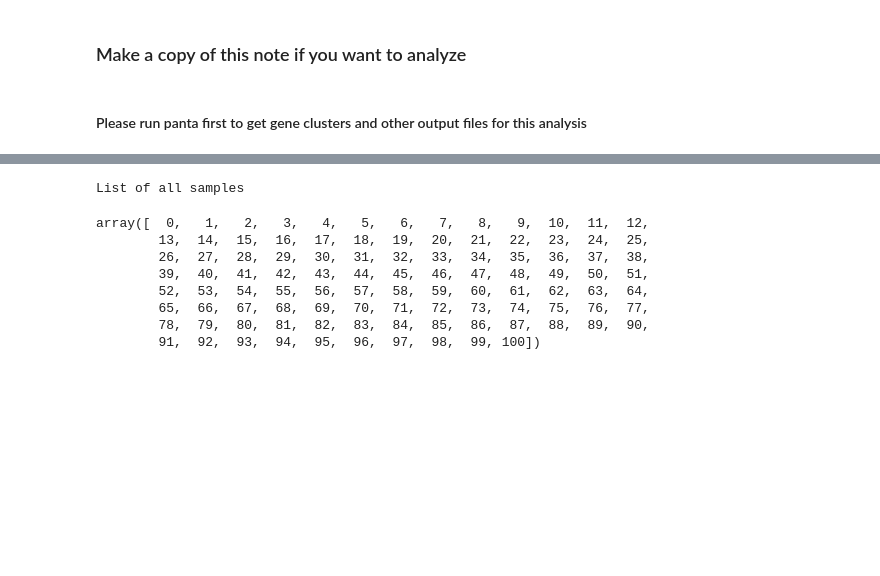
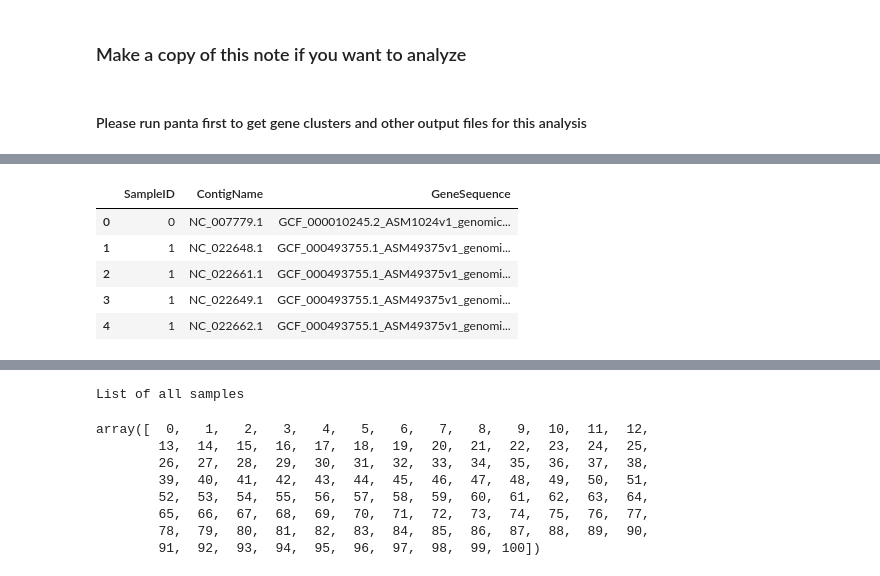
Before and after one commit to amromics/pasa, a Jupyter notebook: pangraph_analysis_Kp30-plus.ipynb, the cells around one changed output, grey strips where cells are left out. Drawn from its saved outputs; the diff is of its cells as text; code cells hidden in the pictures; blank space fills up the shorter version.

```diff
--- a/pangraph_analysis_Kp30-plus.ipynb
+++ b/pangraph_analysis_Kp30-plus.ipynb
@@ -93,0 +85,9 @@ NODE_147_length_266_cov_18.308057
+# %%
+gene_position.head()
+# %% [output]
+|  | SampleID | ContigName | GeneSequence |
+| 0 | 0 | NC_007779.1 | GCF_000010245.2_ASM1024v1_genomic... |
+| 1 | 1 | NC_022648.1 | GCF_000493755.1_ASM49375v1_genomi... |
+| 2 | 1 | NC_022661.1 | GCF_000493755.1_ASM49375v1_genomi... |
+| 3 | 1 | NC_022649.1 | GCF_000493755.1_ASM49375v1_genomi... |
+| 4 | 1 | NC_022662.1 | GCF_000493755.1_ASM49375v1_genomi... |
```
Also changed, not shown: parts of 9 cells of this notebook, 4 other files.
